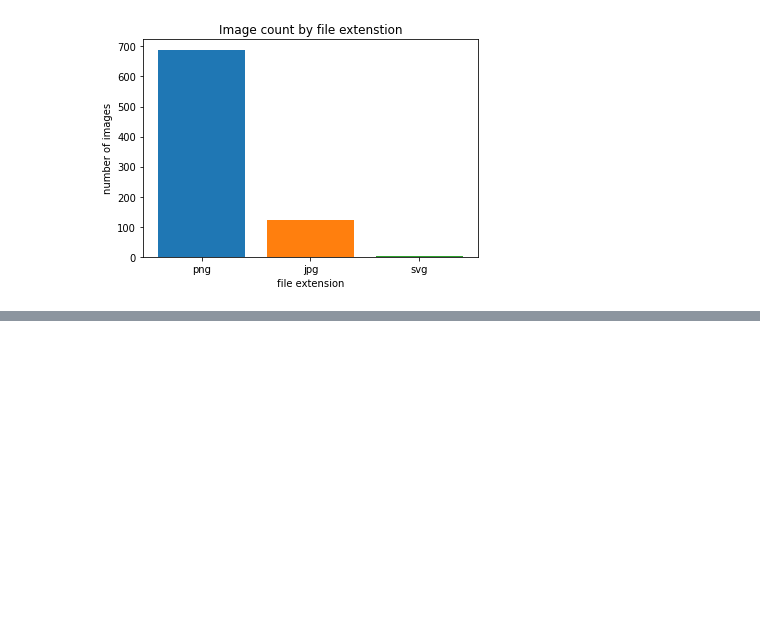
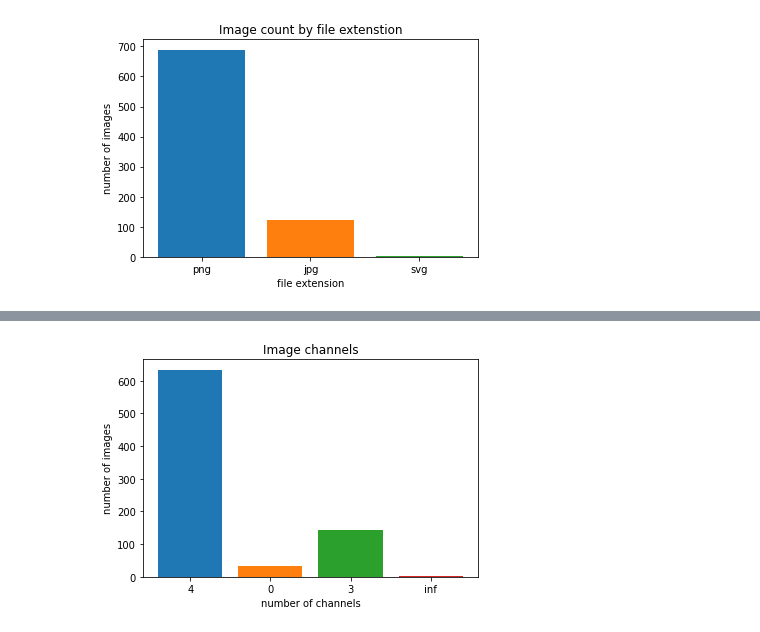
Before and after one commit to Drexel-MS-Y2-DSCI-Group-Projects/dsci521-pokemon-analysis, a Jupyter notebook: image_analysis.ipynb, the cells around one changed output, grey strips where cells are left out. Cells and saved outputs as stored; diff of their text form; code cells hidden in the pictures; blank space fills up the shorter version.

```diff
--- a/image_analysis.ipynb
+++ b/image_analysis.ipynb
@@ -145,0 +120,8 @@ plt.scatter(size_df['height'], size_df['width'], marker='.')
+# %%
+plt.title('Image channels')
+plt.xlabel('number of channels')
+plt.ylabel('number of images')
+for ext, count in num_channel_counter.items():
+    plt.bar(ext, count)
+# %% [output]
+[figure, added]
```
Also changed, not shown: parts of 5 cells of this notebook, 1 other file.
